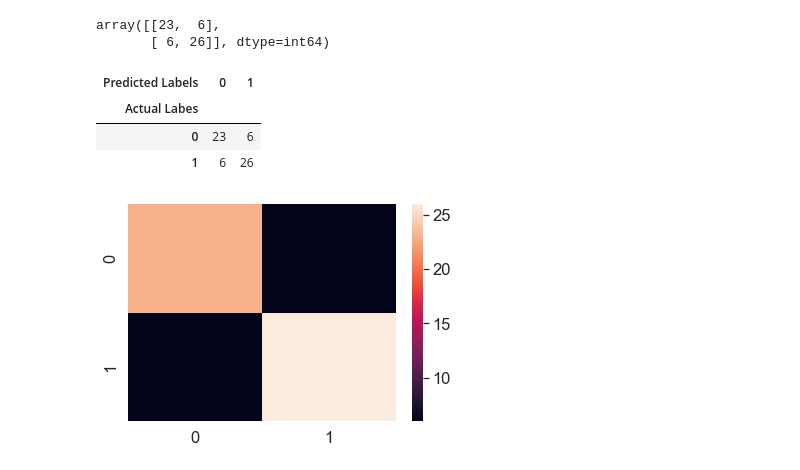
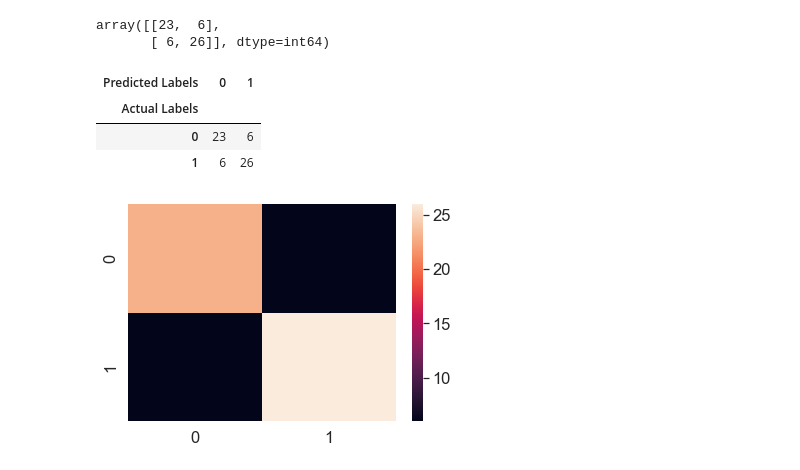
Before and after one commit to sumeet860/datascience, a Jupyter notebook: notebook/scikitlearn.ipynb, the cells around one changed output. Saved outputs shown, nothing was run; the diff lists cells and outputs as text; code cells hidden in the pictures.

```diff
--- a/notebook/scikitlearn.ipynb
+++ b/notebook/scikitlearn.ipynb
@@ -1306,13 +1306,13 @@ array([[23,  6],
 # %%
 # Visualize confusion matrix with pd.crosstab()
 
 pd.crosstab(y_test,
            y_preds,
-           rownames=["Actual Labes"],
+           rownames=["Actual Labels"],
            colnames=["Predicted Labels"])
 # %% [output]
 | Predicted Labels | 0 | 1 |
-| Actual Labes |  |  |
+| Actual Labels |  |  |
 | 0 | 23 | 6 |
 | 1 | 6 | 26 |
 # %%
```
Also changed, not shown: parts of 58 cells of this notebook.
